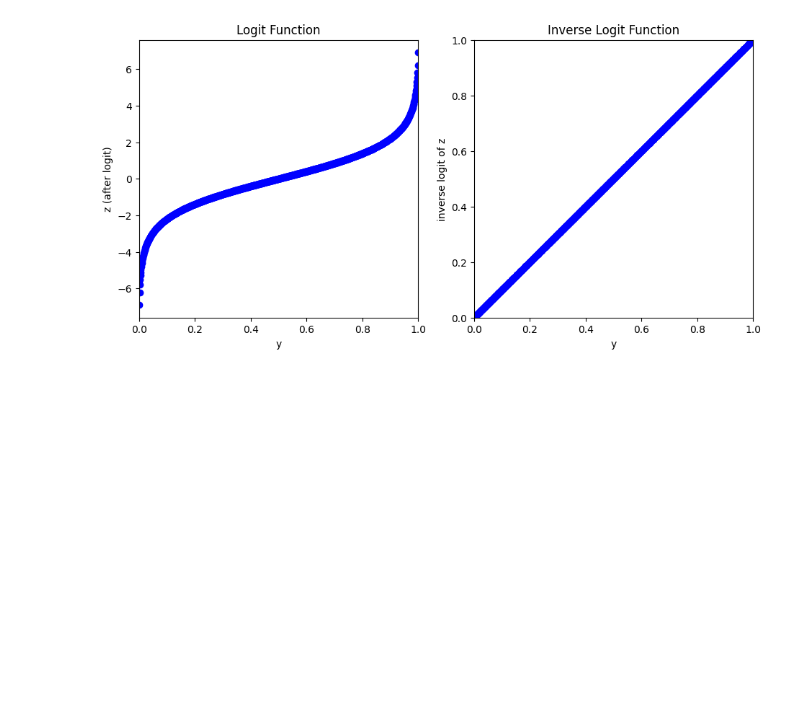
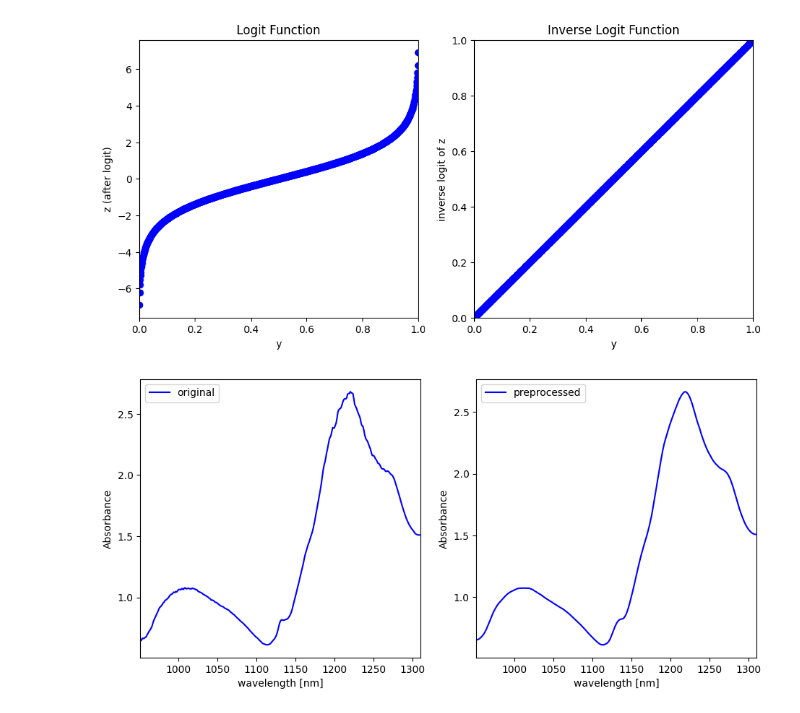
Before and after one commit to sato1214syun/python-mi-for_chemical_engineering, a Jupyter notebook: script.ipynb, the cells around one changed output. Saved outputs shown, nothing was run; the diff lists cells and outputs as text; code cells hidden in the pictures; blank space fills up the shorter version.

```diff
--- a/script.ipynb
+++ b/script.ipynb
@@ -27,3 +29,58 @@ fig2.set_title("Inverse Logit Function")
 plt.show()
 # %% [output]
 [figure]
+# %%
+# 03_04_sg
+
+from pathlib import Path
+
+import matplotlib.pyplot as plt
+import numpy as np
+import polars as pl
+from scipy.signal import savgol_filter
+
+# SG法の設定値
+window_length = 21  # 窓枠の数
+poly_order = 2  # 多項式の次数
+deriv = 0  # 微分次数 (0 は微分なし)
+plot_spectra_number = 12  # 表示するスペクトルのサンプル番号 (0, 1, ..., 227)
+
+csv_path = Path("dataset/sample_spectra_dataset.csv")
+preprocessed_csv_path = Path(
+    f"dataset/preprocessed_sample_spectra_dataset_w{window_length}_p{poly_order}_d{deriv}.csv"
+)
+
+# データセットの読み込み
+x = pl.read_csv(csv_path).drop("")
+# SG 法
+preprocessed_x = savgol_filter(
+    x.to_numpy(), window_length=window_length, polyorder=poly_order, deriv=deriv
+)
+# pl.DataFrameに変換してcsvとして保存
+preprocessed_x = pl.DataFrame(preprocessed_x, schema=x.schema)
+preprocessed_x.with_row_index("").write_csv(preprocessed_csv_path)
+
+# プロット
+fig, ax = plt.subplots(1, 2, squeeze=False, figsize=(11, 5))
+wave_lengths = np.array(x.columns, dtype="float64")
+fig1 = ax[0, 0]
+fig1.plot(wave_lengths, x.row(plot_spectra_number), "b-", label="original")
+fig1.set_xlabel("wavelength [nm]")
+fig1.set_ylabel("Absorbance")
+fig1.set_xlim(wave_lengths[0] - 1, wave_lengths[-1] + 1)
+fig1.legend()
+
+fig2 = ax[0, 1]
+fig2.plot(
+    wave_lengths,
+    preprocessed_x.row(plot_spectra_number),
+    "b-",
+    label="preprocessed",
+)
+fig2.set_xlabel("wavelength [nm]")
+fig2.set_ylabel("Absorbance")
+fig2.set_xlim(wave_lengths[0] - 1, wave_lengths[-1] + 1)
+fig2.legend()
+plt.show()
+# %% [output]
+[figure, added]
```
Also changed, not shown: parts of 1 cell of this notebook, 3 other files.
